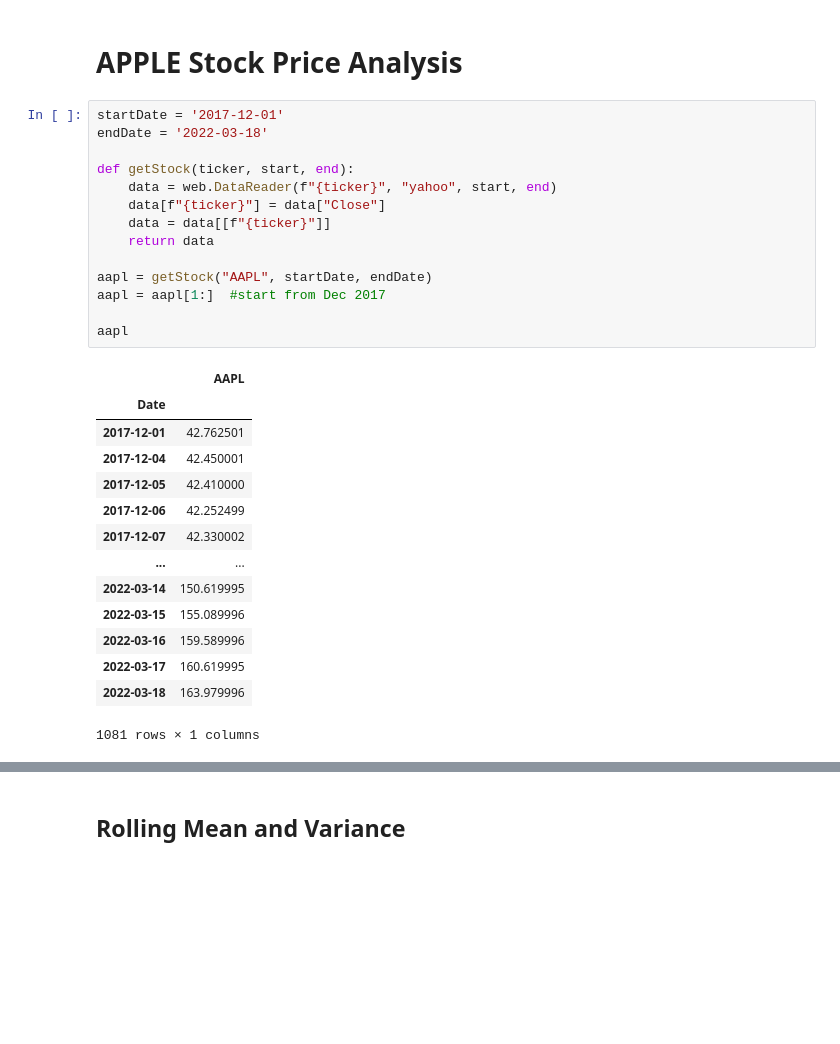
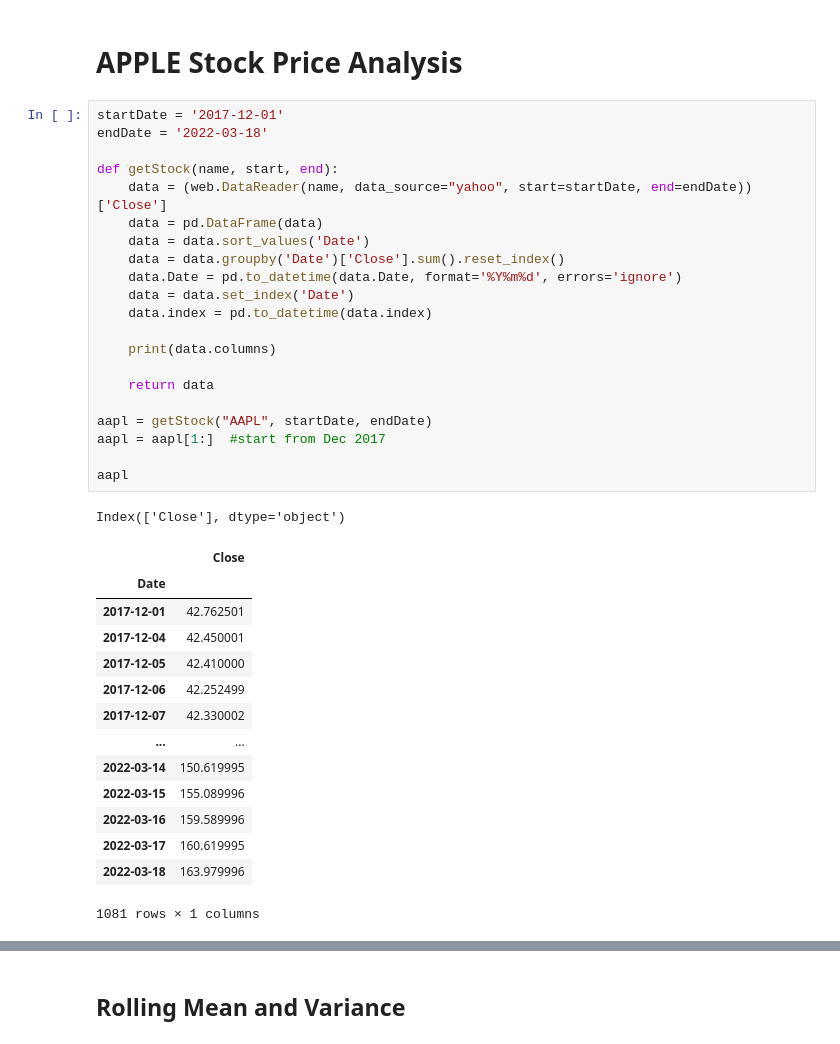
Before and after one commit to Royleong31/Stock-Portfolio-Optimiser, a Jupyter notebook: EDA/AAPL.ipynb, the cells around one changed output, grey strips where cells are left out. Cells and saved outputs as stored; diff of their text form; blank space fills up the shorter version.

```diff
--- a/EDA/AAPL.ipynb
+++ b/EDA/AAPL.ipynb
@@ -15,19 +15,27 @@ import utils.getStockData as stockData
 # %%
 startDate = '2017-12-01'
 endDate = '2022-03-18'
 
-def getStock(ticker, start, end):
-    data = web.DataReader(f"{ticker}", "yahoo", start, end)
-    data[f"{ticker}"] = data["Close"]
-    data = data[[f"{ticker}"]]
+def getStock(name, start, end):
+    data = (web.DataReader(name, data_source="yahoo", start=startDate, end=endDate))['Close']
+    data = pd.DataFrame(data)
+    data = data.sort_values('Date')
+    data = data.groupby('Date')['Close'].sum().reset_index()
+    data.Date = pd.to_datetime(data.Date, format='%Y%m%d', errors='ignore')
+    data = data.set_index('Date')
+    data.index = pd.to_datetime(data.index)
+
+    print(data.columns)
+
     return data
 
 aapl = getStock("AAPL", startDate, endDate)
 aapl = aapl[1:]  #start from Dec 2017
 
 aapl
 # %% [output]
+Index(['Close'], dtype='object')
-|  | AAPL |
+|  | Close |
 | Date |  |
 | 2017-12-01 | 42.762501 |
 | 2017-12-04 | 42.450001 |
@@ -40,7 +48,7 @@ aapl
 | 2022-03-16 | 159.589996 |
 | 2022-03-17 | 160.619995 |
 | 2022-03-18 | 163.979996 |
-1081 rows × 1 columns
+1081 rows × 1 columns
 # %%
 plt.style.use('ggplot')
 
```
Also changed, not shown: parts of 26 cells of this notebook, 2 other files.
